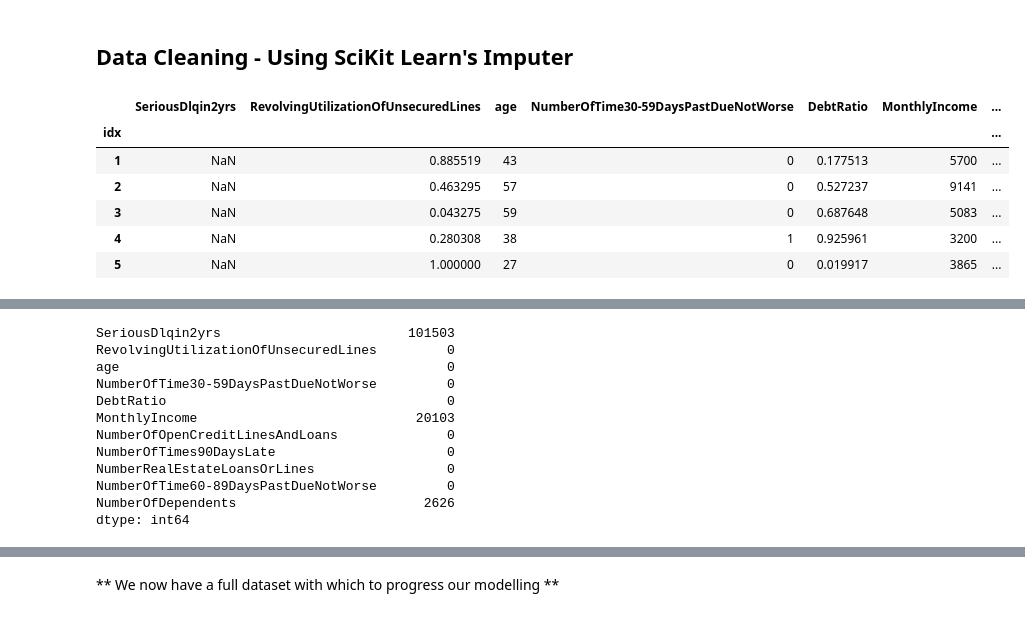
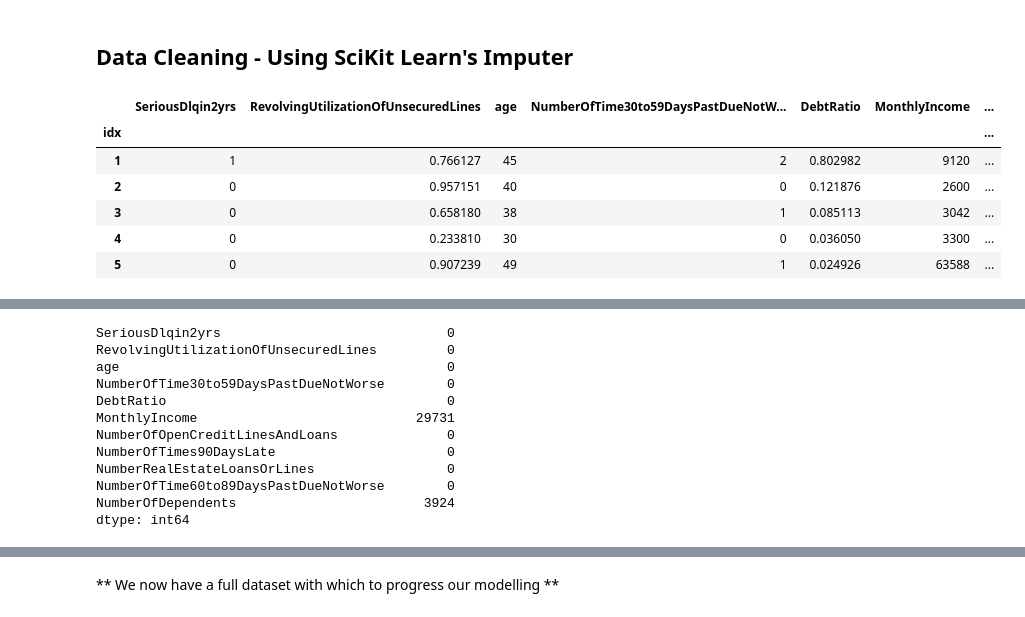
Before and after one commit to atsarvos/Artys-Project---Data-Science, a Jupyter notebook: NOTEBOOKS/2_DataCleaning.ipynb, the cells around one changed output, grey strips where cells are left out. Cells and saved outputs as stored; diff of their text form; code cells hidden in the pictures.

```diff
--- a/NOTEBOOKS/2_DataCleaning.ipynb
+++ b/NOTEBOOKS/2_DataCleaning.ipynb
@@ -11,19 +11,18 @@ import matplotlib.pyplot as plt
 plt.style.use('ggplot')
 # %%
 # import the training data
-training = pd.read_csv('cs-training.csv',index_col= 'idx' )
-test = pd.read_csv('cs-test.csv',index_col= 'idx')
+training = pd.read_csv('../DATA/cs-training.csv',index_col= 'idx' )
+test = pd.read_csv('../DATA/cs-test.csv',index_col= 'idx')
 # view the data
 training.head()
-test.head()
 # %% [output]
-|  | SeriousDlqin2yrs | RevolvingUtilizationOfUnsecuredLines | age | NumberOfTime30-59DaysPastDueNotWorse | DebtRatio | MonthlyIncome | ... |
+|  | SeriousDlqin2yrs | RevolvingUtilizationOfUnsecuredLines | age | NumberOfTime30to59DaysPastDueNotW... | DebtRatio | MonthlyIncome | ... |
 | idx |  |  |  |  |  |  | ... |
-| 1 | NaN | 0.885519 | 43 | 0 | 0.177513 | 5700 | ... |
-| 2 | NaN | 0.463295 | 57 | 0 | 0.527237 | 9141 | ... |
-| 3 | NaN | 0.043275 | 59 | 0 | 0.687648 | 5083 | ... |
-| 4 | NaN | 0.280308 | 38 | 1 | 0.925961 | 3200 | ... |
-| 5 | NaN | 1.000000 | 27 | 0 | 0.019917 | 3865 | ... |
+| 1 | 1 | 0.766127 | 45 | 2 | 0.802982 | 9120 | ... |
+| 2 | 0 | 0.957151 | 40 | 0 | 0.121876 | 2600 | ... |
+| 3 | 0 | 0.658180 | 38 | 1 | 0.085113 | 3042 | ... |
+| 4 | 0 | 0.233810 | 30 | 0 | 0.036050 | 3300 | ... |
+| 5 | 0 | 0.907239 | 49 | 1 | 0.024926 | 63588 | ... |
 # %%
 # summary of the data
 training.describe(include='all')
@@ -39,19 +38,17 @@ training.describe(include='all')
 | max | 1.000000 | 50708.000000 | 109.000000 | 98.000000 | 329664.000000 | 3008750.000000 | ... |
 # %%
 # Missing value counts (training)
-# training.isnull().sum()
-# Missing value counts (test)
-test.isnull().sum()
+training.isnull().sum()
 # %% [output]
-SeriousDlqin2yrs                        101503
+SeriousDlqin2yrs                             0
 RevolvingUtilizationOfUnsecuredLines         0
 age                                          0
-NumberOfTime30-59DaysPastDueNotWorse         0
+NumberOfTime30to59DaysPastDueNotWorse        0
 DebtRatio                                    0
-MonthlyIncome                            20103
+MonthlyIncome                            29731
 NumberOfOpenCreditLinesAndLoans              0
 NumberOfTimes90DaysLate                      0
 NumberRealEstateLoansOrLines                 0
-NumberOfTime60-89DaysPastDueNotWorse         0
-NumberOfDependents                        2626
+NumberOfTime60to89DaysPastDueNotWorse        0
+NumberOfDependents                        3924
 dtype: int64
```
Also changed, not shown: parts of 19 cells of this notebook, 26 other files.
